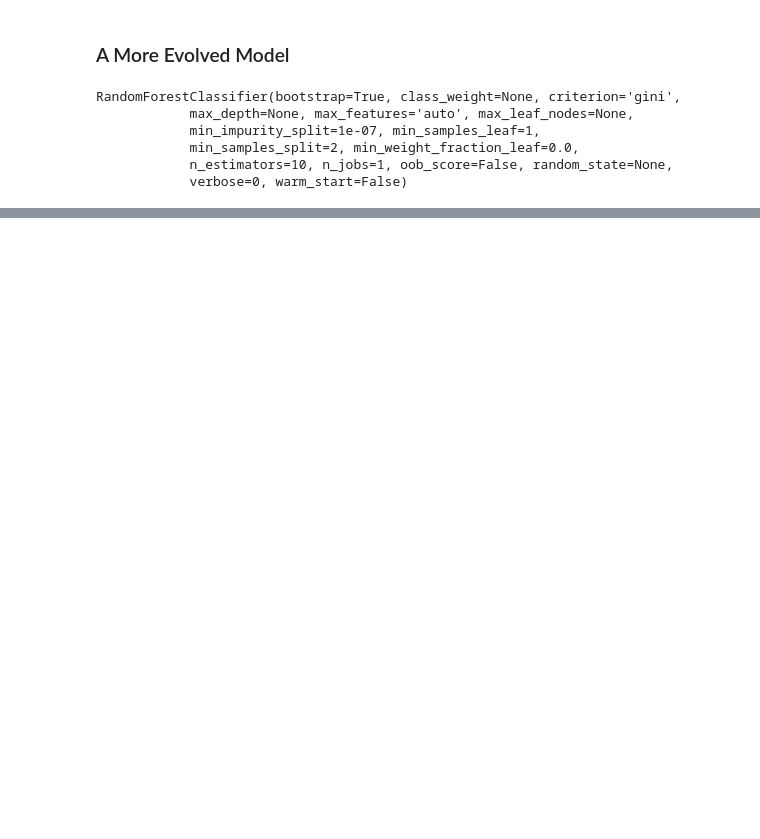
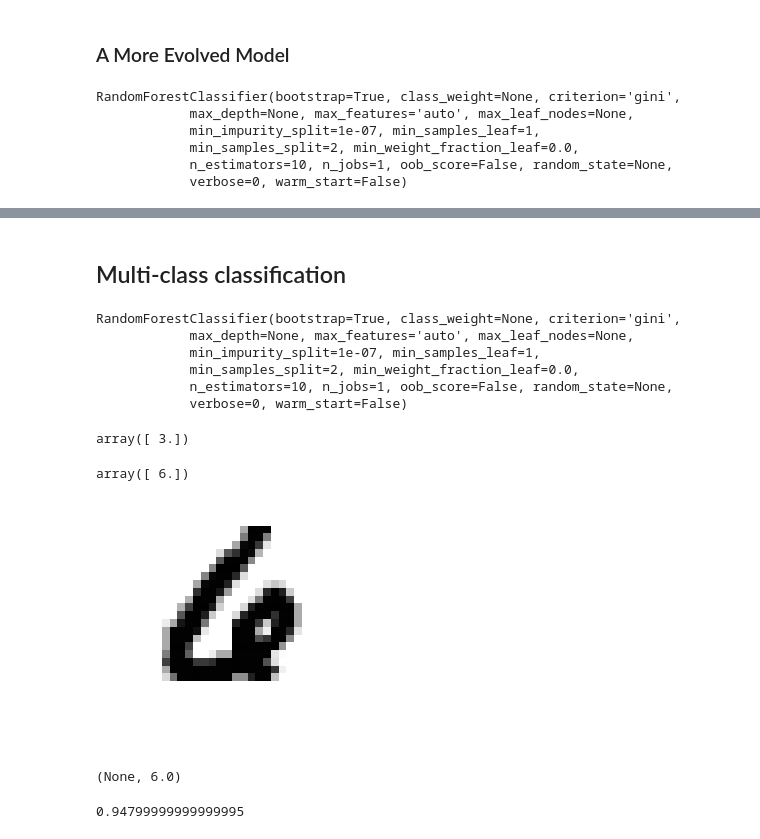
Before and after one commit to ranaehmad/IntroPyForDataScience, a Jupyter notebook: An excursion into ML I.ipynb, the cells around one changed output, grey strips where cells are left out. Saved outputs shown, nothing was run; the diff lists cells and outputs as text; code cells hidden in the pictures; blank space fills up the shorter version.

```diff
--- a/An excursion into ML I.ipynb
+++ b/An excursion into ML I.ipynb
@@ -242,0 +241,24 @@ array([ 0.97814442,  0.97680274,  0.97744562])
+# %% [markdown]
+## Multi-class classification
+# %%
+forest_clf.fit(X_train, y_train)
+# %% [output]
+RandomForestClassifier(bootstrap=True, class_weight=None, criterion='gini',
+            max_depth=None, max_features='auto', max_leaf_nodes=None,
+            min_impurity_split=1e-07, min_samples_leaf=1,
+            min_samples_split=2, min_weight_fraction_leaf=0.0,
+            n_estimators=10, n_jobs=1, oob_score=False, random_state=None,
+            verbose=0, warm_start=False)
+# %%
+forest_clf.predict(digit_3.reshape(1, -1))
+# %% [output]
+array([ 3.])
+# %%
+forest_clf.predict(X[40000].reshape(1, -1))
+# %% [output]
+array([ 6.])
+# %%
+show_image(X[40000]), y[40000]
+# %% [output]
+[figure, added]
+(None, 6.0)
@@ -242,0 +267,4 @@ array([ 0.97814442,  0.97680274,  0.97744562])
+# %%
+accuracy_score(y_test_pred, y_test)
+# %% [output]
+0.94799999999999995
```
Also changed, not shown: parts of 33 cells of this notebook, 1 other file.
